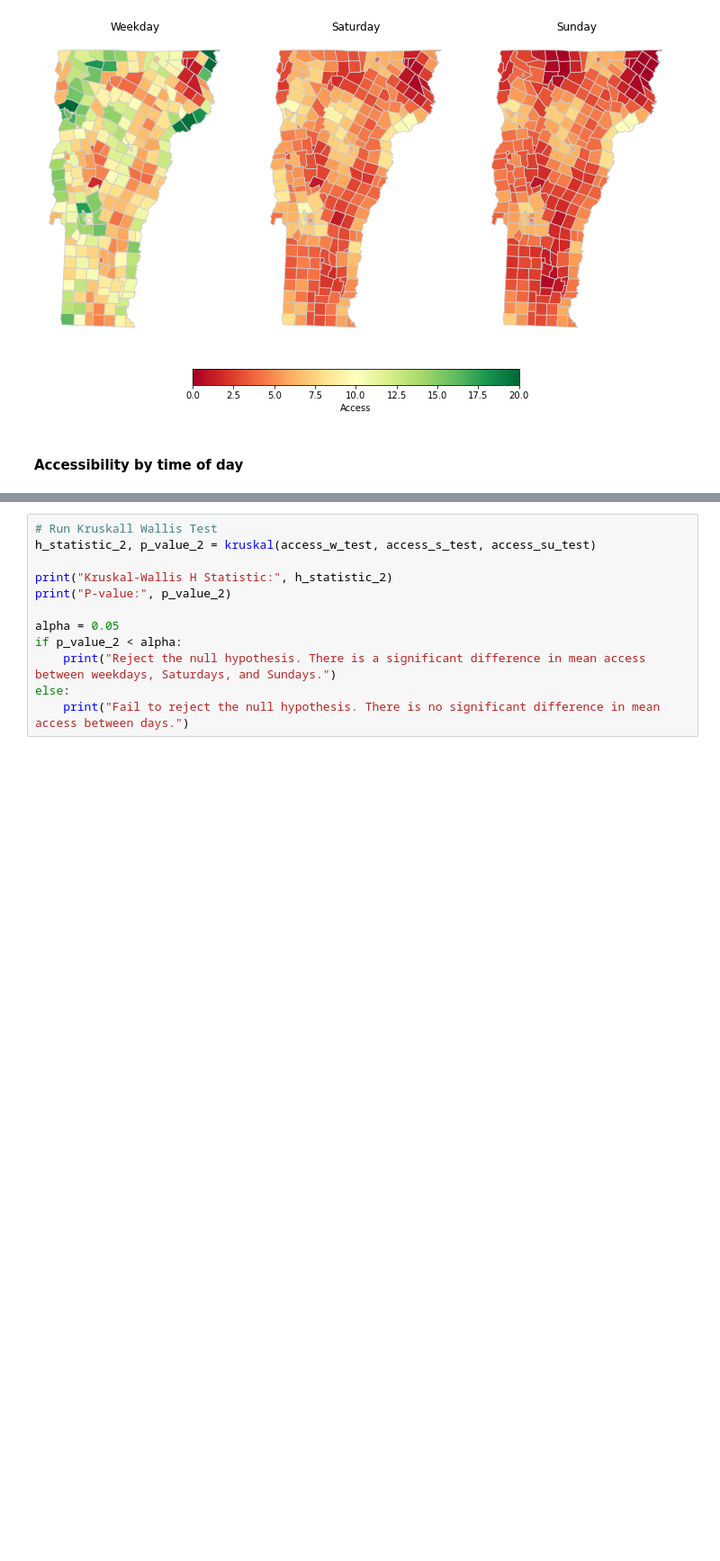
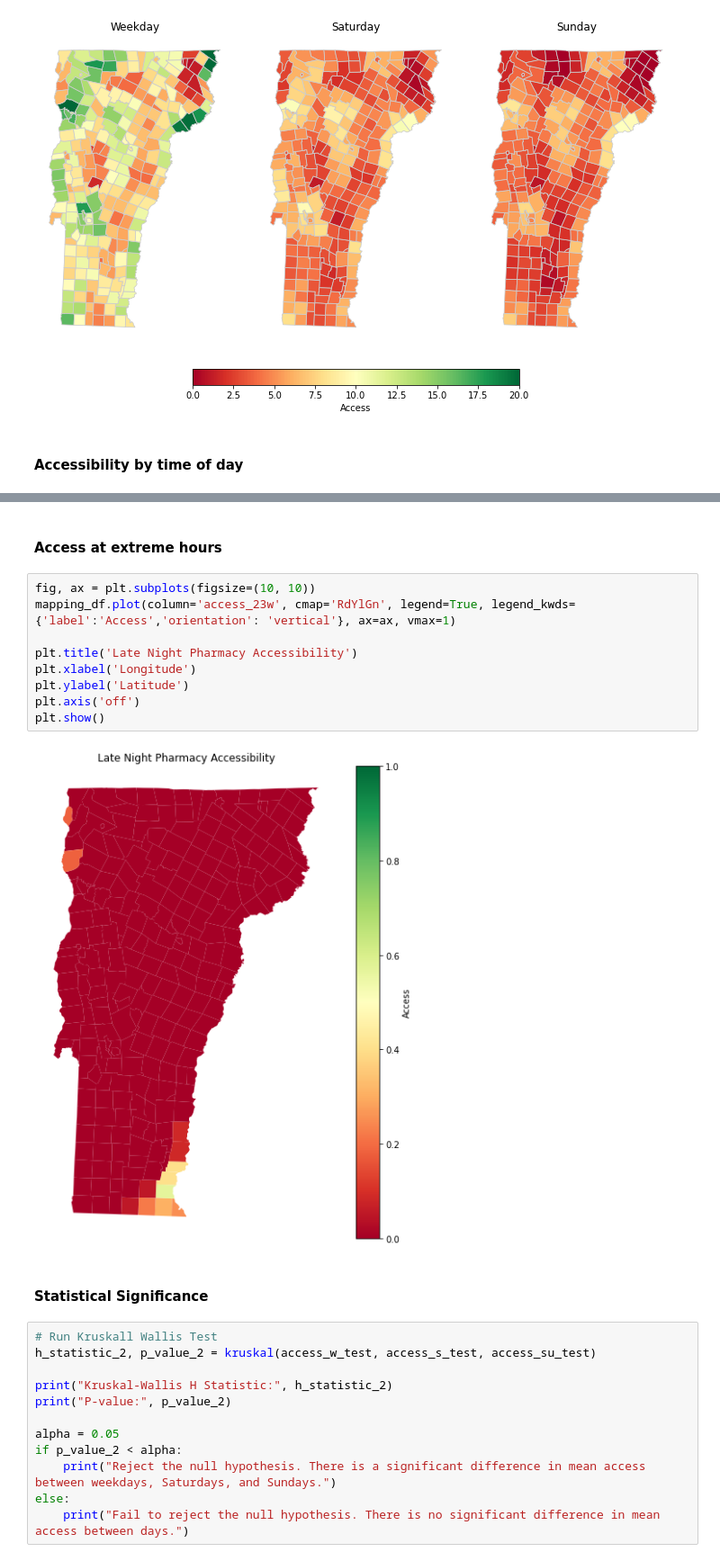
Before and after one commit to samroubin/VTPharmacy, a Jupyter notebook: procedure/code/02_Pharmacy_Accessibility_Analysis.ipynb, the cells around one changed output, grey strips where cells are left out. Shown at 90% size. Cells and saved outputs as stored; diff of their text form; blank space fills up the shorter version.

```diff
--- a/procedure/code/02_Pharmacy_Accessibility_Analysis.ipynb
+++ b/procedure/code/02_Pharmacy_Accessibility_Analysis.ipynb
@@ -1052,6 +1026,21 @@ Mean access weekday: 9.3 , mean access: Saturday: 4.7, mean access Sunday: 3.7
         10.02513004]),
  <BarContainer object of 10 artists>)
 [figure]
+# %% [markdown]
+#### Access at extreme hours
+# %%
+fig, ax = plt.subplots(figsize=(10, 10))
+mapping_df.plot(column='access_23w', cmap='RdYlGn', legend=True, legend_kwds={'label':'Access','orientation': 'vertical'}, ax=ax, vmax=1)
+
+plt.title('Late Night Pharmacy Accessibility')
+plt.xlabel('Longitude')
+plt.ylabel('Latitude')
+plt.axis('off')
+plt.show()
+# %% [output]
+[figure, added]
+# %% [markdown]
+#### Statistical Significance
 # %%
 # Run Kruskall Wallis Test
 h_statistic_2, p_value_2 = kruskal(access_w_test, access_s_test, access_su_test)
```
Also changed, not shown: parts of 13 cells of this notebook.
